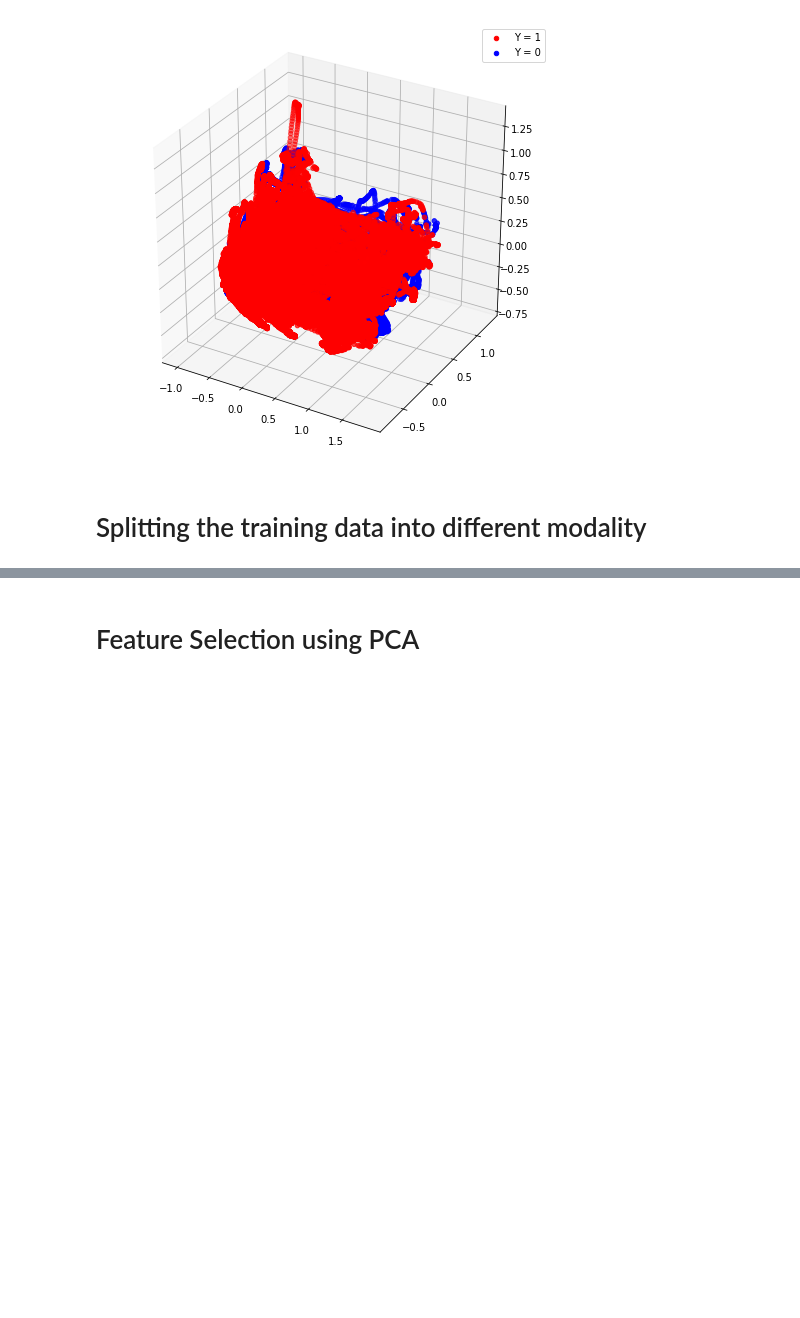
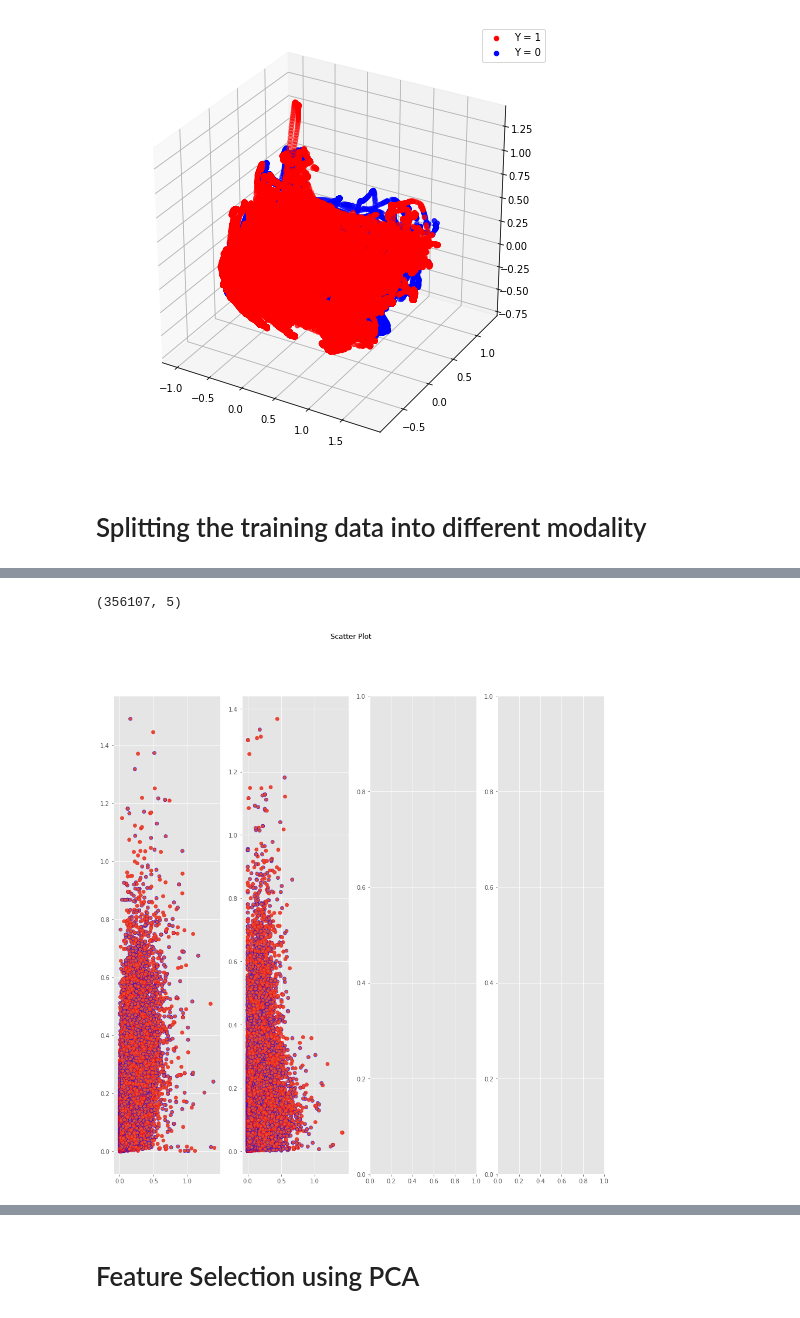
Before and after one commit to chengmar09/comp0053, a Jupyter notebook: Feature_Selection.ipynb, the cells around one changed output, grey strips where cells are left out. Cells and saved outputs as stored; diff of their text form; code cells hidden in the pictures; blank space fills up the shorter version.

```diff
--- a/Feature_Selection.ipynb
+++ b/Feature_Selection.ipynb
@@ -158,0 +200,6 @@ SyntaxError: invalid syntax (<ipython-input-41-74c8d9376314>, line 3)
+# %%
+print(seng.shape)
+individual_modality(seng)
+# %% [output]
+(356107, 5)
+[figure, added]
```
Also changed, not shown: parts of 19 cells of this notebook.
